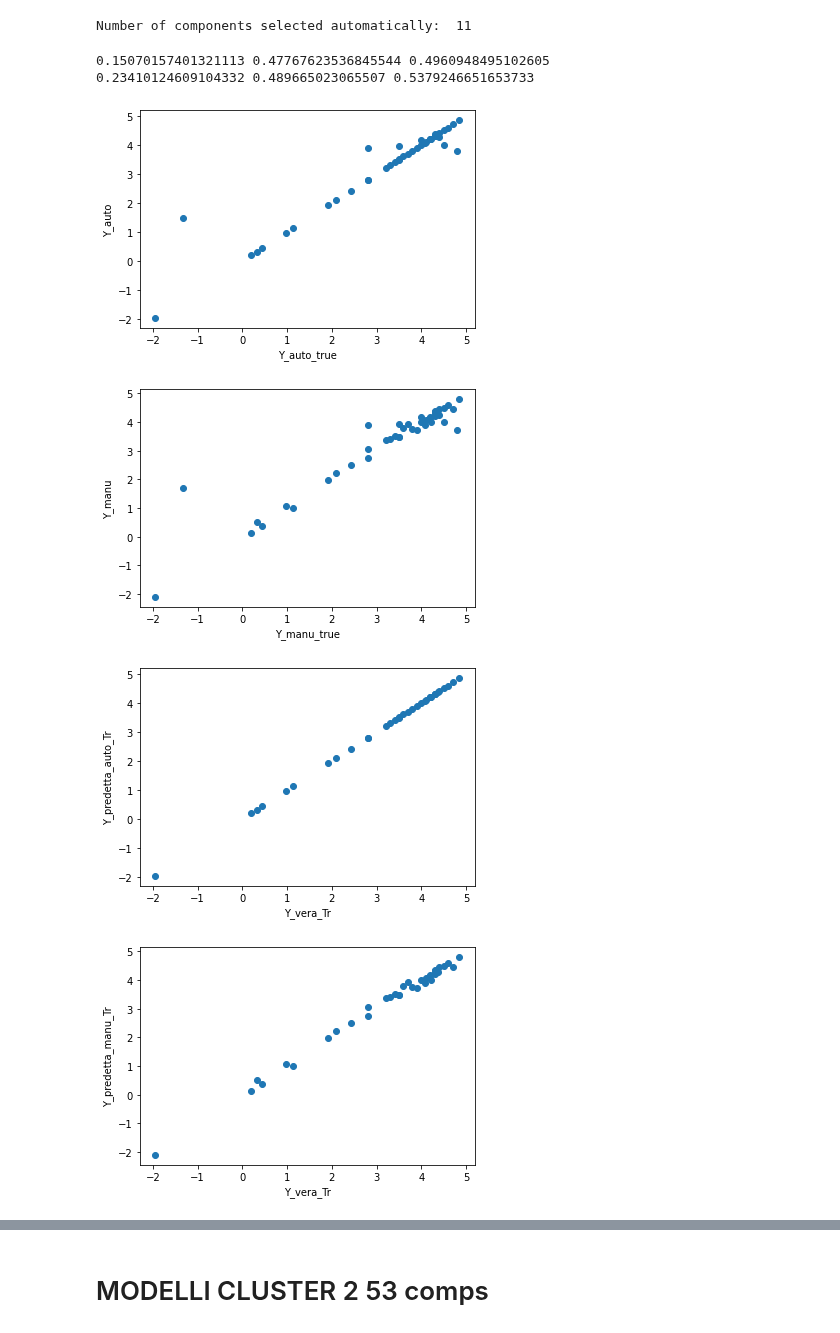
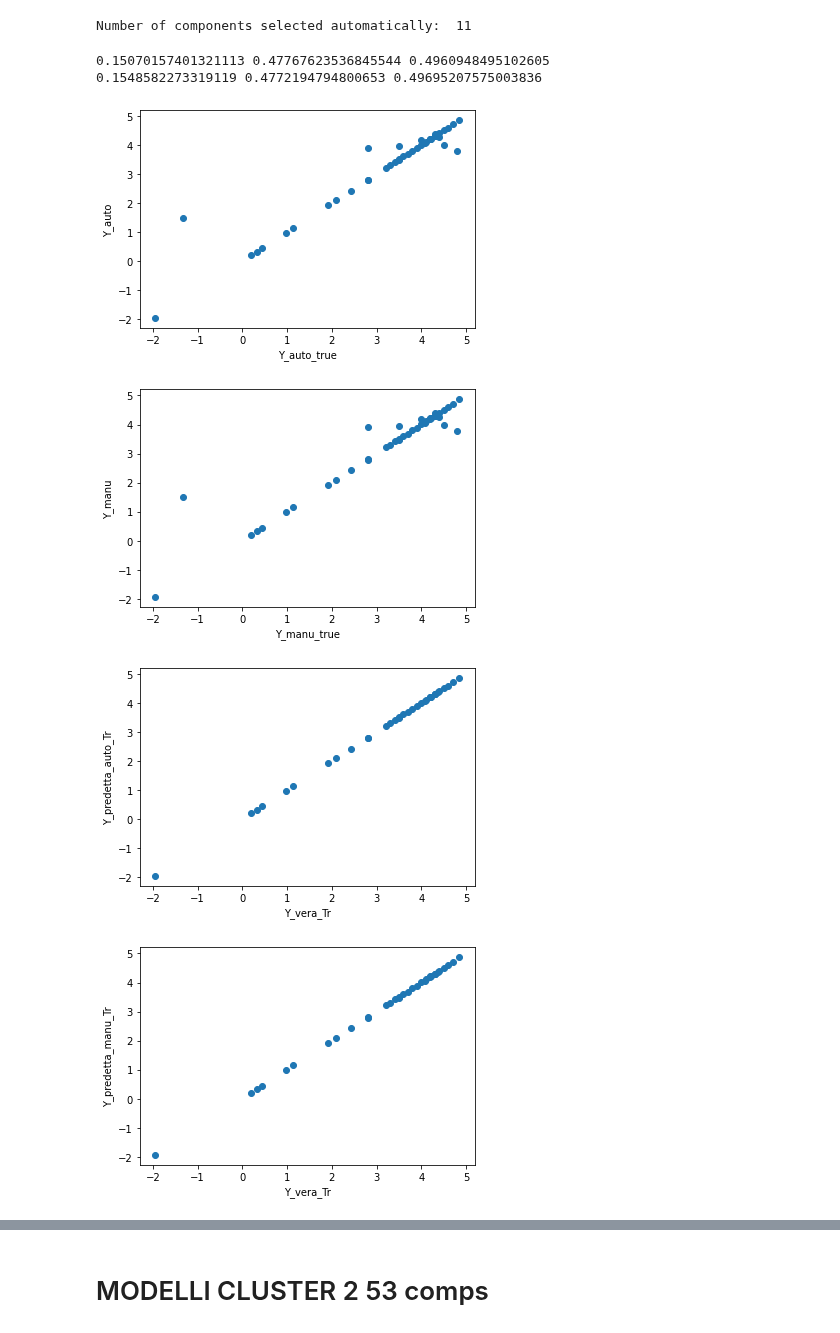
Before and after one commit to lstorchi/mllogdp, a Jupyter notebook: Modello_PLS_CLUSTERS_53_comps.ipynb, the cells around one changed output, grey strips where cells are left out. Cells and saved outputs as stored; diff of their text form; code cells hidden in the pictures.

```diff
--- a/Modello_PLS_CLUSTERS_53_comps.ipynb
+++ b/Modello_PLS_CLUSTERS_53_comps.ipynb
@@ -625,12 +625,12 @@ Running GRID model using cv =  10
 [figure]
 Number of components selected automatically:  11
 # %%
-ModelliAutoManuali( X_GM_1_TR, Y_GM_1_TR, X_GM_1_TE, Y_GM_1_TE, 10, 11, 5 )
+ModelliAutoManuali( X_GM_1_TR, Y_GM_1_TR, X_GM_1_TE, Y_GM_1_TE, 10, 11, 10 )
 # %% [output]
 0.15070157401321113 0.47767623536845544 0.4960948495102605
-0.23410124609104332 0.489665023065507 0.5379246651653733
+0.1548582273319119 0.4772194794800653 0.49695207575003836
 [figure]
-[figure, old version]
+[figure, new version]
 [figure]
-[figure, old version]
+[figure, new version]
 [figure]
```
Also changed, not shown: parts of 16 cells of this notebook.
